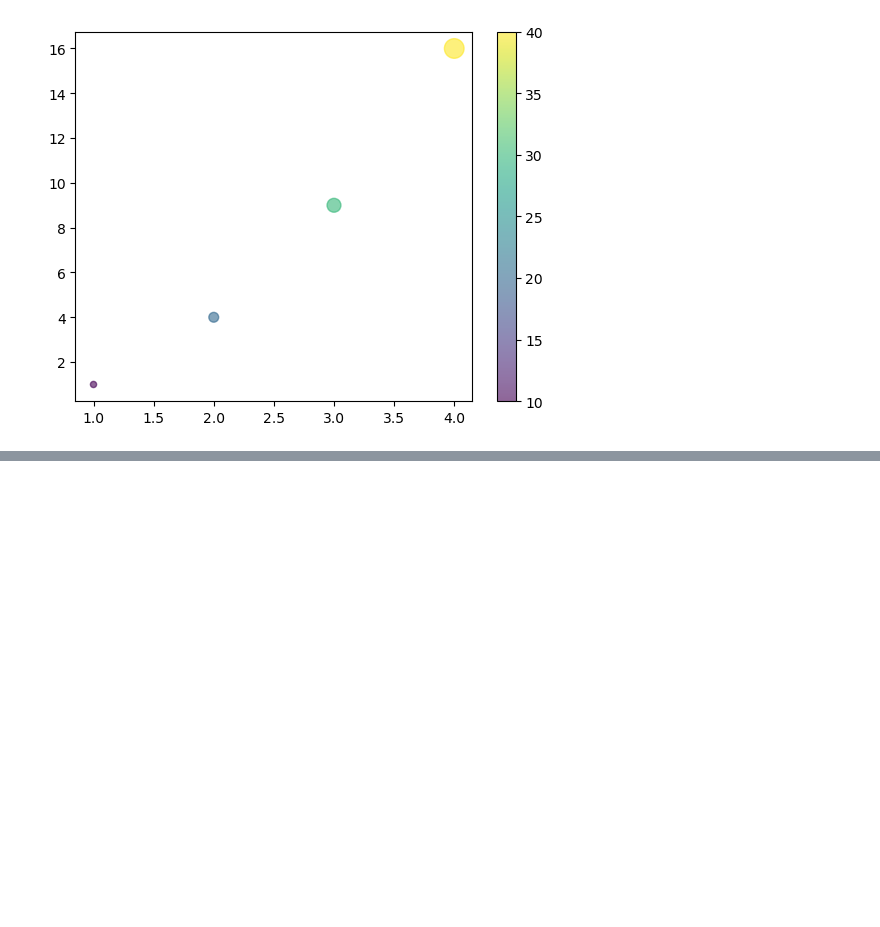
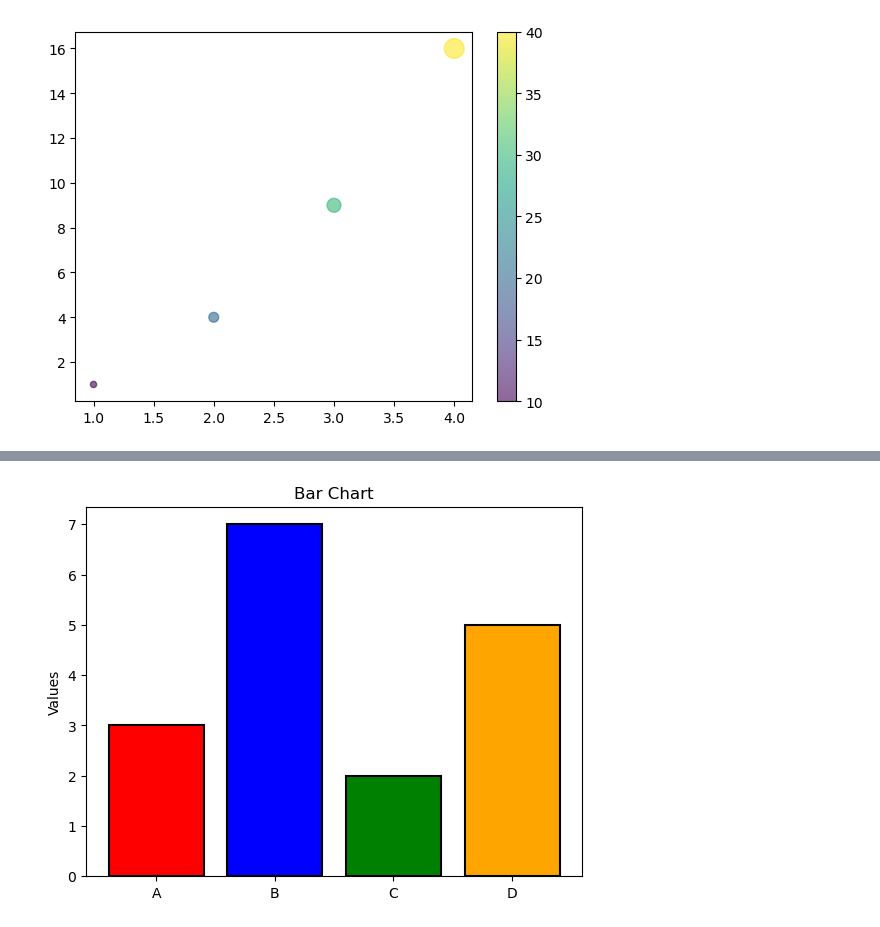
Before and after one commit to duxai-project/ai-engineering-playbook, a Jupyter notebook: python/code/03_matplotlib/matplotlib.ipynb, the cells around one changed output, grey strips where cells are left out. Saved outputs shown, nothing was run; the diff lists cells and outputs as text; code cells hidden in the pictures; blank space fills up the shorter version.

```diff
--- a/python/code/03_matplotlib/matplotlib.ipynb
+++ b/python/code/03_matplotlib/matplotlib.ipynb
@@ -62,0 +77,9 @@ plt.show()
+# %%
+# With customization
+plt.bar(categories, values, color=['red', 'blue', 'green', 'orange'], edgecolor='black', linewidth=1.5)
+plt.ylabel('Values')
+plt.title('Bar Chart')
+plt.savefig("../../img/03_matplotlib/11.png", dpi=300, bbox_inches="tight")
+plt.show()
+# %% [output]
+[figure, added]
```
Also changed, not shown: parts of 2 cells of this notebook, 5 other files.
